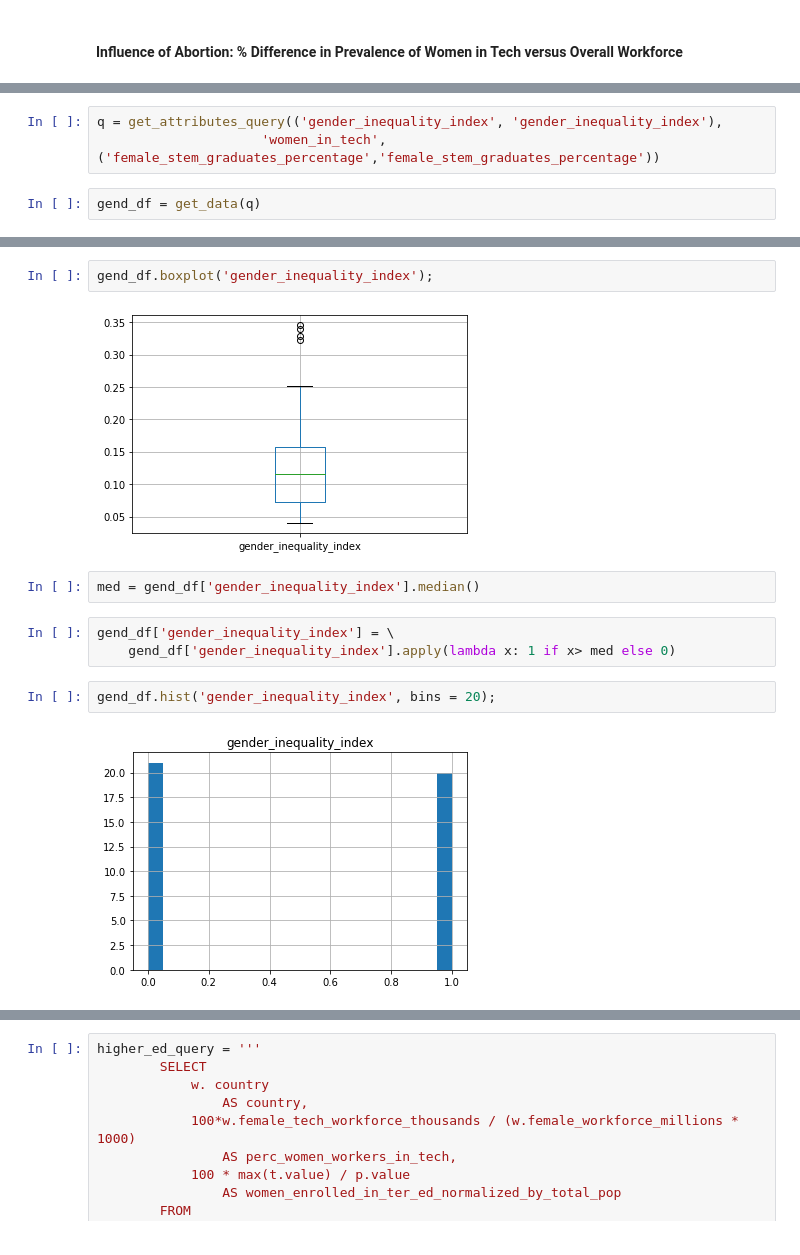
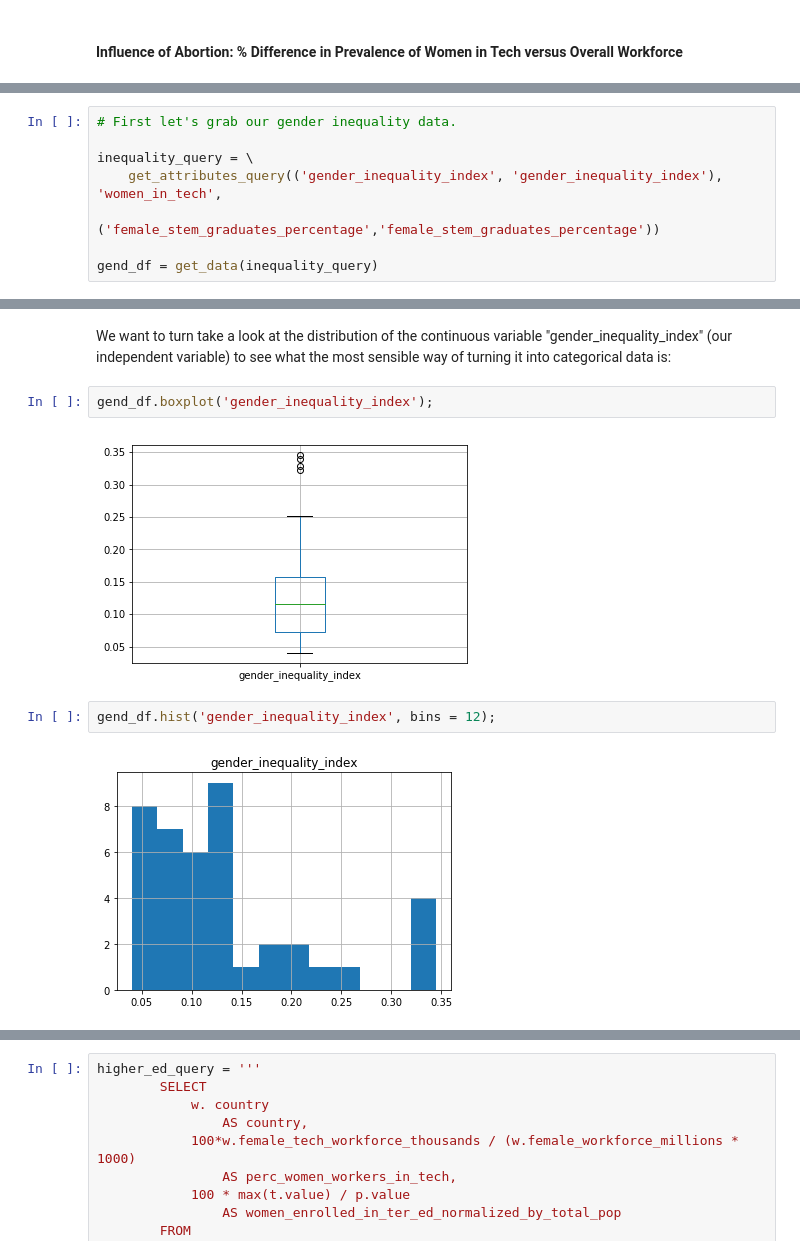
Before and after one commit to jmsmdy/gender-and-tech, a Jupyter notebook: Statistical Analysis.ipynb, the cells around one changed output, grey strips where cells are left out. Drawn from its saved outputs; the diff is of its cells as text.

```diff
--- a/Statistical Analysis.ipynb
+++ b/Statistical Analysis.ipynb
@@ -152,5 +241,8 @@ df2.boxplot('percent_difference_of_women_in_workforce_and_women_in_tech', by='la
 # %%
-q = get_attributes_query(('gender_inequality_index', 'gender_inequality_index'),
-                     'women_in_tech', ('female_stem_graduates_percentage','female_stem_graduates_percentage'))
+# First let's grab our gender inequality data.
+
+inequality_query = \
+    get_attributes_query(('gender_inequality_index', 'gender_inequality_index'), 'women_in_tech',
+                         ('female_stem_graduates_percentage','female_stem_graduates_percentage'))
+
+gend_df = get_data(inequality_query)
-# %%
-gend_df = get_data(q)
@@ -164,13 +260,10 @@ dtype: object
+# %% [markdown]
+We want to turn take a look at the distribution of the continuous variable "gender_inequality_index" (our independent variable) to see what the most sensible way of turning it into categorical data is:
 # %%
 gend_df.boxplot('gender_inequality_index');
 # %% [output]
-[figure, old version]
+[figure, new version]
-# %%
-med = gend_df['gender_inequality_index'].median()
-# %%
-gend_df['gender_inequality_index'] = \
-    gend_df['gender_inequality_index'].apply(lambda x: 1 if x> med else 0)
 # %%
-gend_df.hist('gender_inequality_index', bins = 20);
+gend_df.hist('gender_inequality_index', bins = 12);
 # %% [output]
-[figure, old version]
+[figure, new version]
```
Also changed, not shown: parts of 67 cells of this notebook.
